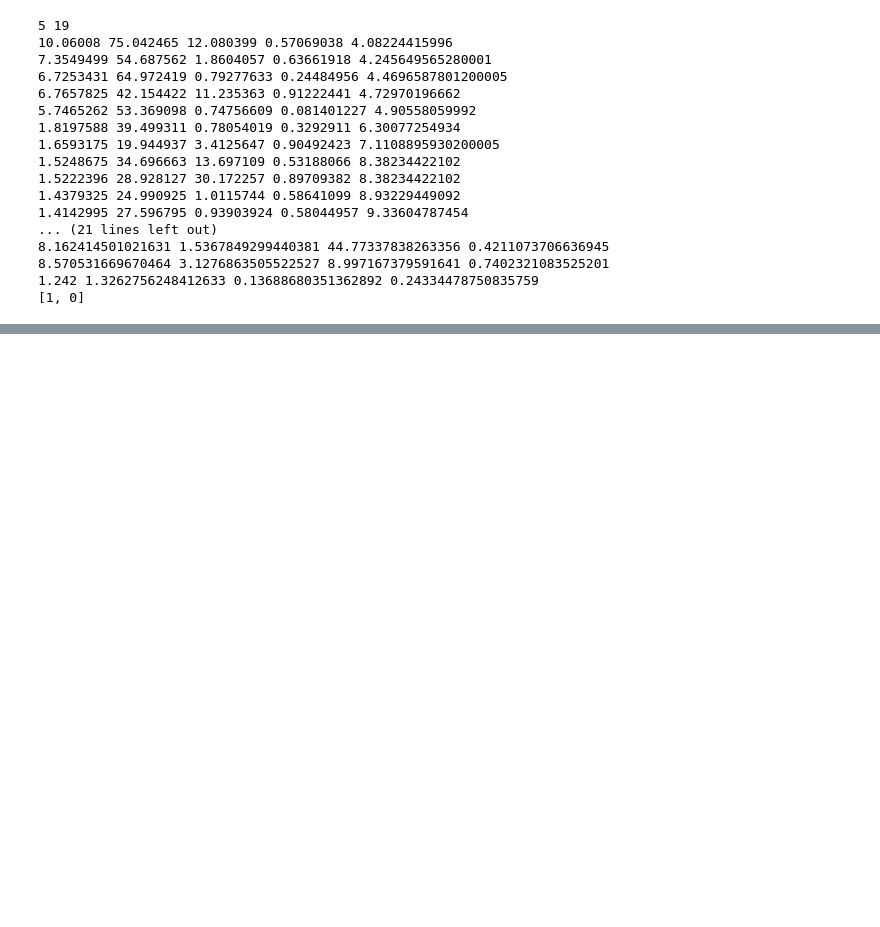
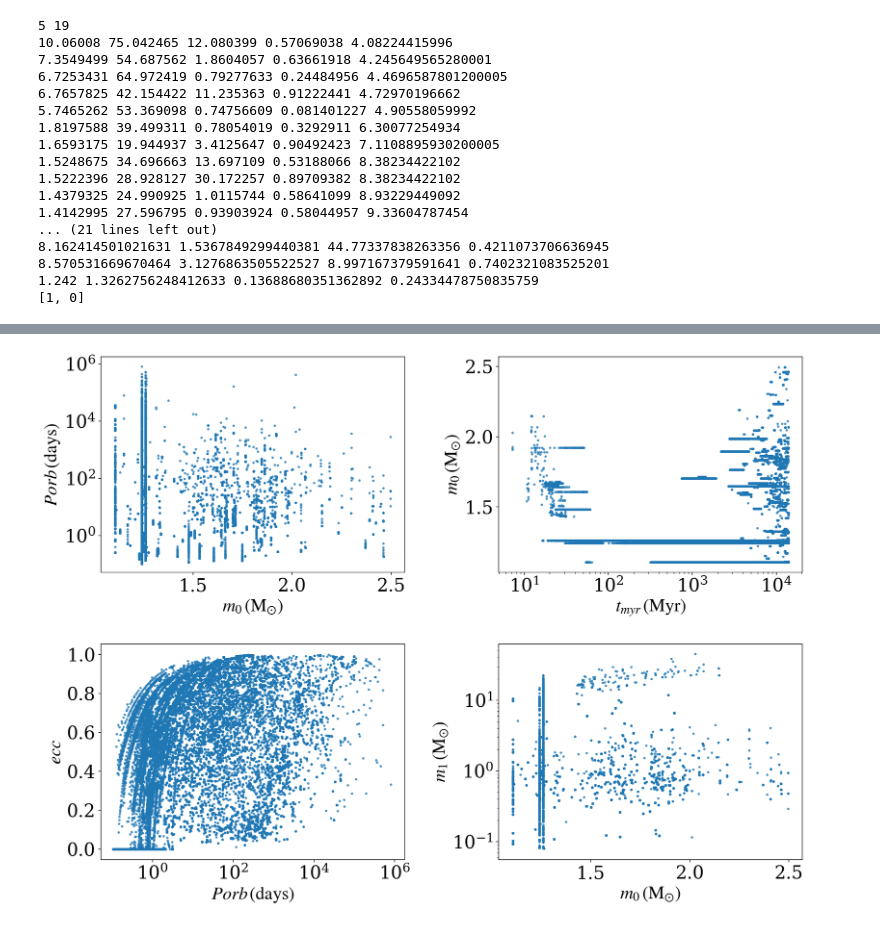
Before and after one commit to claireshiye/MyPythonCode, a Jupyter notebook: ej_BHNS_MS_catalog.ipynb, the cells around one changed output, grey strips where cells are left out. Drawn from its saved outputs; the diff is of its cells as text; code cells hidden in the pictures; blank space fills up the shorter version.

```diff
--- a/ej_BHNS_MS_catalog.ipynb
+++ b/ej_BHNS_MS_catalog.ipynb
@@ -463,0 +502,31 @@ print(ntarget)
+# %%
+porb_days = uc.au_to_period(np.array(sma), np.array(m0), np.array(m1))
+
+cs = ['orange']
+fig, axs = plt.subplots(ncols=2, nrows=2, figsize=(15, 11))
+axs[0][0].scatter(m0, porb_days, alpha=0.7, s=5)
+axs[0][1].scatter(t_myr, m0, alpha=0.7, s=5)
+axs[1][0].scatter(porb_days, ecc, alpha=0.7, s=5)
+axs[1][1].scatter(m0, m1, alpha=0.7, s=5)
+
+axs[0][0].set_yscale('log')
+axs[0][0].set_xlabel(r'$m_0\,(\rm{M_{\odot}})$')
+axs[0][0].set_ylabel(r'$Porb\,(\rm{days})$')
+axs[0][0].set_ylim(ymin = min(np.min(porb_days)/2,np.min(porb_days)))
+
+axs[0][1].set_xscale('log')
+axs[0][1].set_xlabel(r'$t_{myr}\,(\rm{Myr})$')
+axs[0][1].set_ylabel(r'$m_0\,(\rm{M_{\odot}})$')
+
+axs[1][0].set_xscale('log')
+axs[1][0].set_xlabel(r'$Porb\,(\rm{days})$')
+axs[1][0].set_xlim(xmin = min(np.min(porb_days)/2.,np.min(porb_days)))
+axs[1][0].set_ylabel(r'$ecc$')
+
+axs[1][1].set_yscale('log')
+axs[1][1].set_xlabel(r'$m_0\,(\rm{M_{\odot}})$')
+axs[1][1].set_ylabel(r'$m_1\,(\rm{M_{\odot}})$')
+
+fig.tight_layout()
+# %% [output]
+[figure, added]
```
Also changed, not shown: parts of 2 cells of this notebook, 19 other files.
